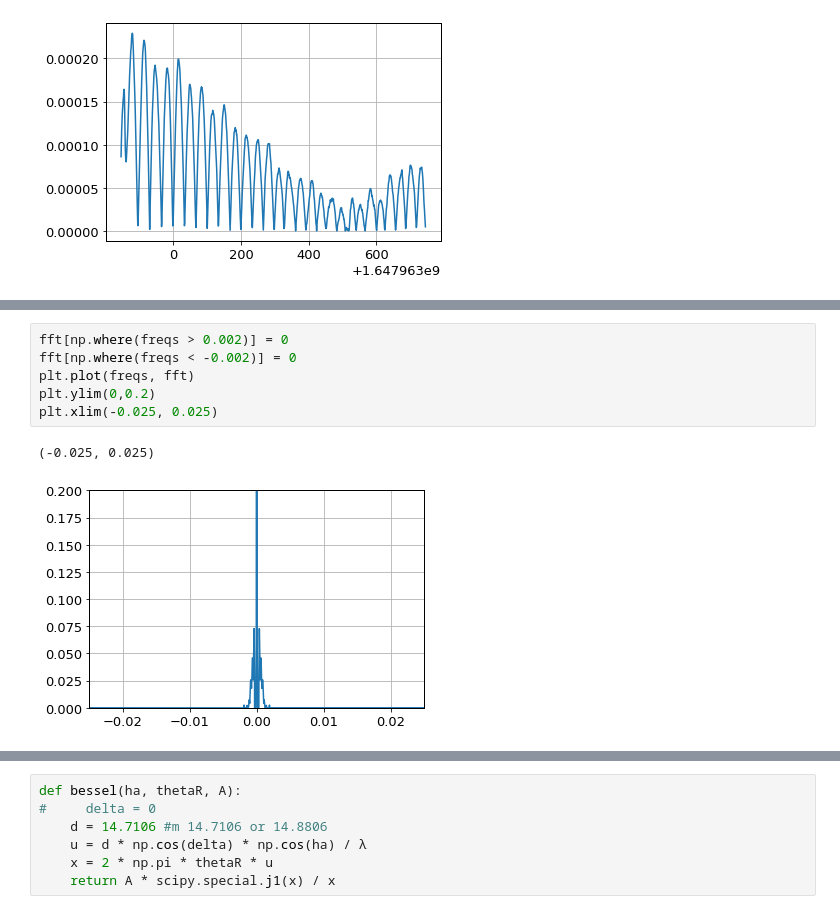
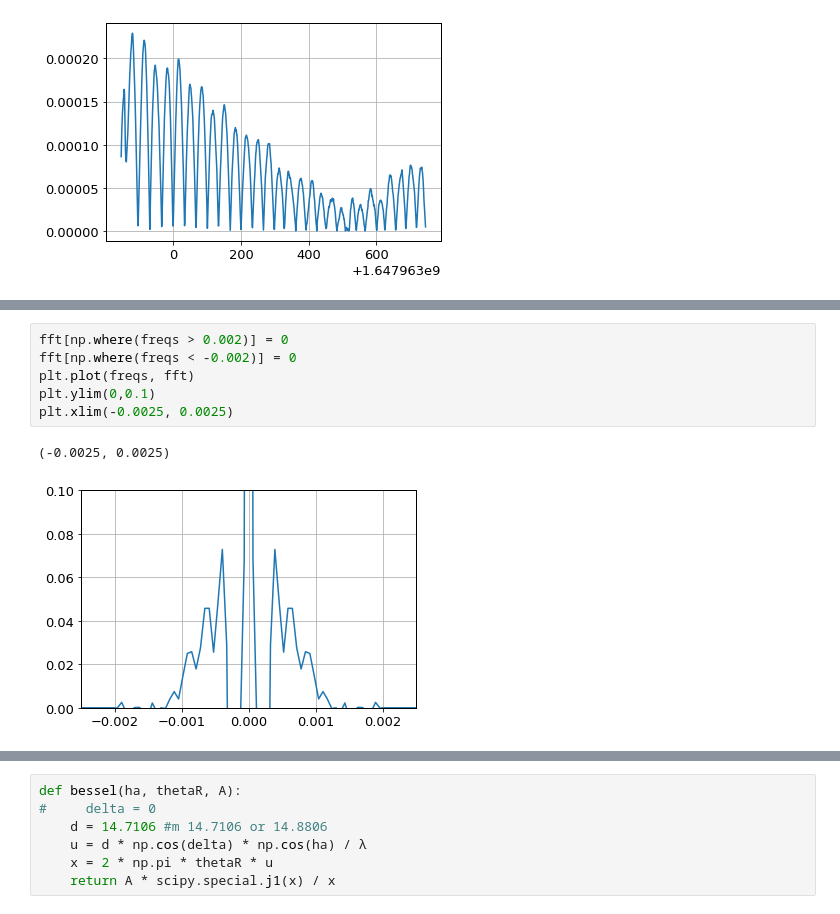
Before and after one commit to James11222/radiolab_repo, a Jupyter notebook: lab3/Emily/lab3.ipynb, the cells around one changed output, grey strips where cells are left out. Cells and saved outputs as stored; diff of their text form.

```diff
--- a/lab3/Emily/lab3.ipynb
+++ b/lab3/Emily/lab3.ipynb
@@ -240,11 +229,11 @@ plt.xlim(-0.1, 0.1)
 # %%
 fft[np.where(freqs > 0.002)] = 0
 fft[np.where(freqs < -0.002)] = 0
 plt.plot(freqs, fft)
-plt.ylim(0,0.2)
-plt.xlim(-0.025, 0.025)
+plt.ylim(0,0.1)
+plt.xlim(-0.0025, 0.0025)
 # %% [output]
-(-0.025, 0.025)
+(-0.0025, 0.0025)
-[figure, old version]
+[figure, new version]
 # %%
 filtered_sun_data = np.fft.ifft(fft)
```
Also changed, not shown: parts of 15 cells of this notebook, 3 other files.
